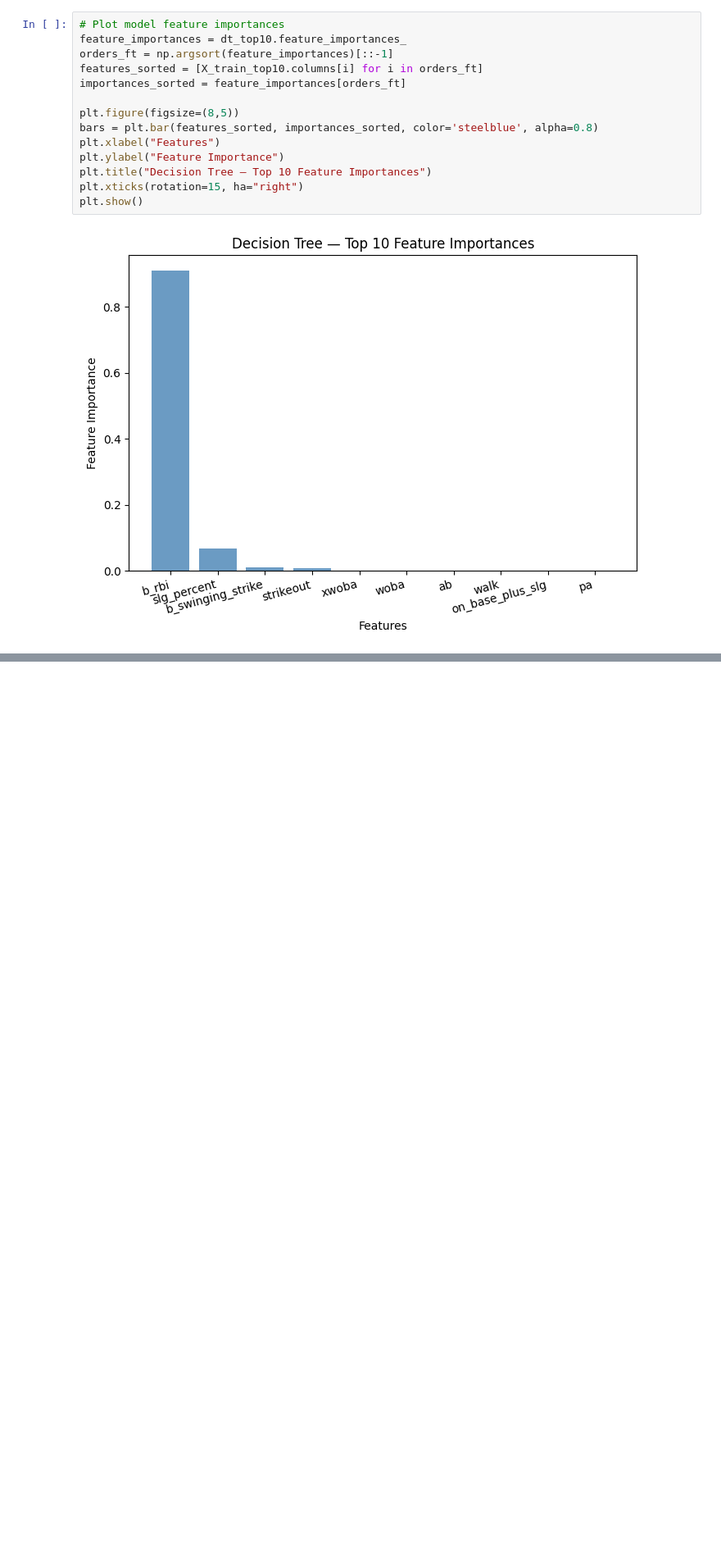
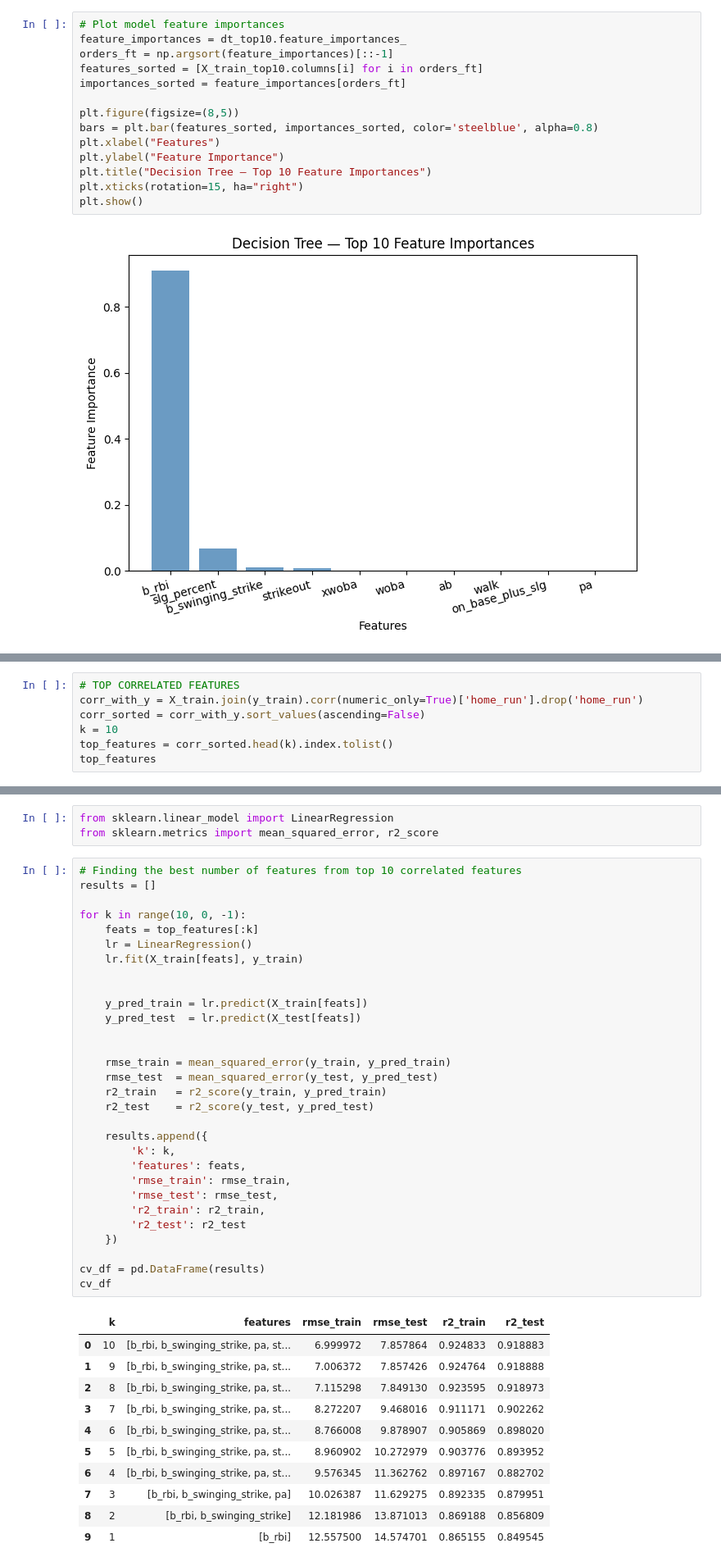
Before and after one commit to etflores1/COGS-109-Project, a Jupyter notebook: COGS_109_Checkpoint_2.ipynb, the cells around one changed output, grey strips where cells are left out. Shown at 82% size. Drawn from its saved outputs; the diff is of its cells as text; blank space fills up the shorter version.

Commit message:
Sohan Model Variant

```diff
--- a/COGS_109_Checkpoint_2.ipynb
+++ b/COGS_109_Checkpoint_2.ipynb
@@ -148,0 +153,7 @@ plt.show()
+# %%
+# TOP CORRELATED FEATURES
+corr_with_y = X_train.join(y_train).corr(numeric_only=True)['home_run'].drop('home_run')
+corr_sorted = corr_with_y.sort_values(ascending=False)
+k = 10
+top_features = corr_sorted.head(k).index.tolist()
+top_features
@@ -148,0 +171,45 @@ plt.show()
+# %%
+from sklearn.linear_model import LinearRegression
+from sklearn.metrics import mean_squared_error, r2_score
+# %%
+# Finding the best number of features from top 10 correlated features
+results = []
+
+for k in range(10, 0, -1):
+    feats = top_features[:k]
+    lr = LinearRegression()
+    lr.fit(X_train[feats], y_train)
+
+
+    y_pred_train = lr.predict(X_train[feats])
+    y_pred_test  = lr.predict(X_test[feats])
+
+
+    rmse_train = mean_squared_error(y_train, y_pred_train)
+    rmse_test  = mean_squared_error(y_test, y_pred_test)
+    r2_train   = r2_score(y_train, y_pred_train)
+    r2_test    = r2_score(y_test, y_pred_test)
+
+    results.append({
+        'k': k,
+        'features': feats,
+        'rmse_train': rmse_train,
+        'rmse_test': rmse_test,
+        'r2_train': r2_train,
+        'r2_test': r2_test
+    })
+
+cv_df = pd.DataFrame(results)
+cv_df
+# %% [output]
+|  | k | features | rmse_train | rmse_test | r2_train | r2_test |
+| 0 | 10 | [b_rbi, b_swinging_strike, pa, st... | 6.999972 | 7.857864 | 0.924833 | 0.918883 |
+| 1 | 9 | [b_rbi, b_swinging_strike, pa, st... | 7.006372 | 7.857426 | 0.924764 | 0.918888 |
+| 2 | 8 | [b_rbi, b_swinging_strike, pa, st... | 7.115298 | 7.849130 | 0.923595 | 0.918973 |
+| 3 | 7 | [b_rbi, b_swinging_strike, pa, st... | 8.272207 | 9.468016 | 0.911171 | 0.902262 |
+| 4 | 6 | [b_rbi, b_swinging_strike, pa, st... | 8.766008 | 9.878907 | 0.905869 | 0.898020 |
+| 5 | 5 | [b_rbi, b_swinging_strike, pa, st... | 8.960902 | 10.272979 | 0.903776 | 0.893952 |
+| 6 | 4 | [b_rbi, b_swinging_strike, pa, st... | 9.576345 | 11.362762 | 0.897167 | 0.882702 |
+| 7 | 3 | [b_rbi, b_swinging_strike, pa] | 10.026387 | 11.629275 | 0.892335 | 0.879951 |
+| 8 | 2 | [b_rbi, b_swinging_strike] | 12.181986 | 13.871013 | 0.869188 | 0.856809 |
+| 9 | 1 | [b_rbi] | 12.557500 | 14.574701 | 0.865155 | 0.849545 |
```
Also changed, not shown: parts of 6 cells of this notebook.
